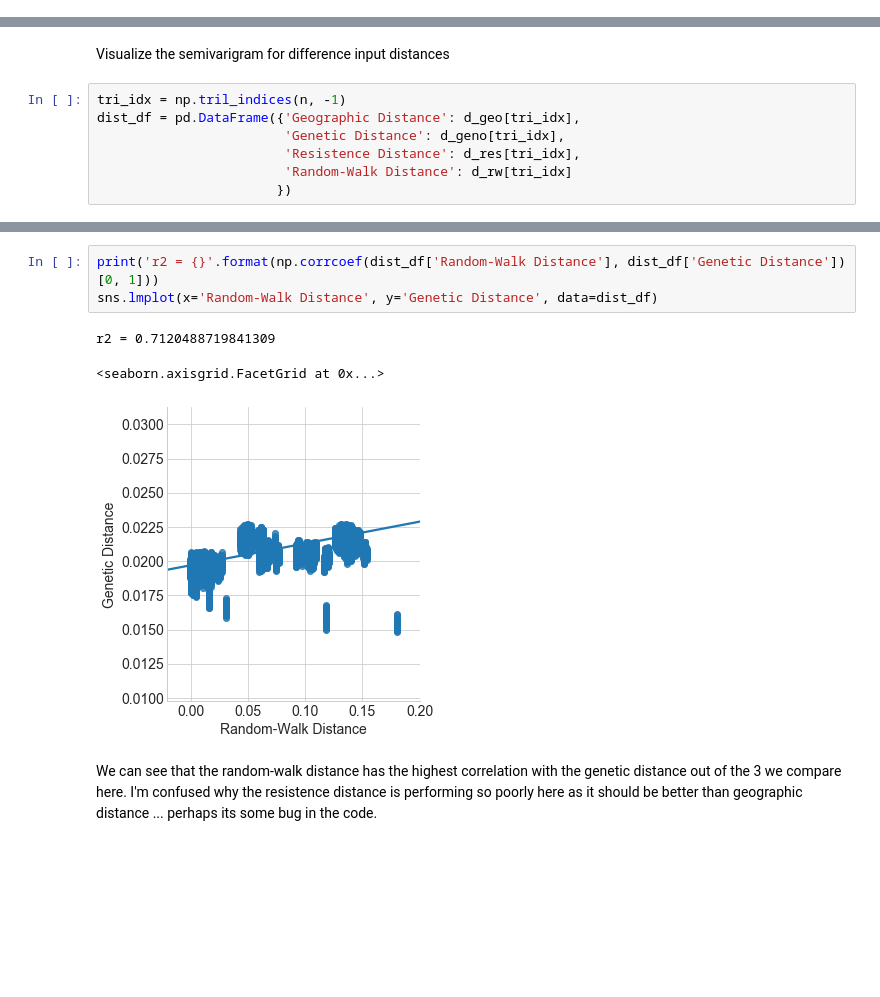
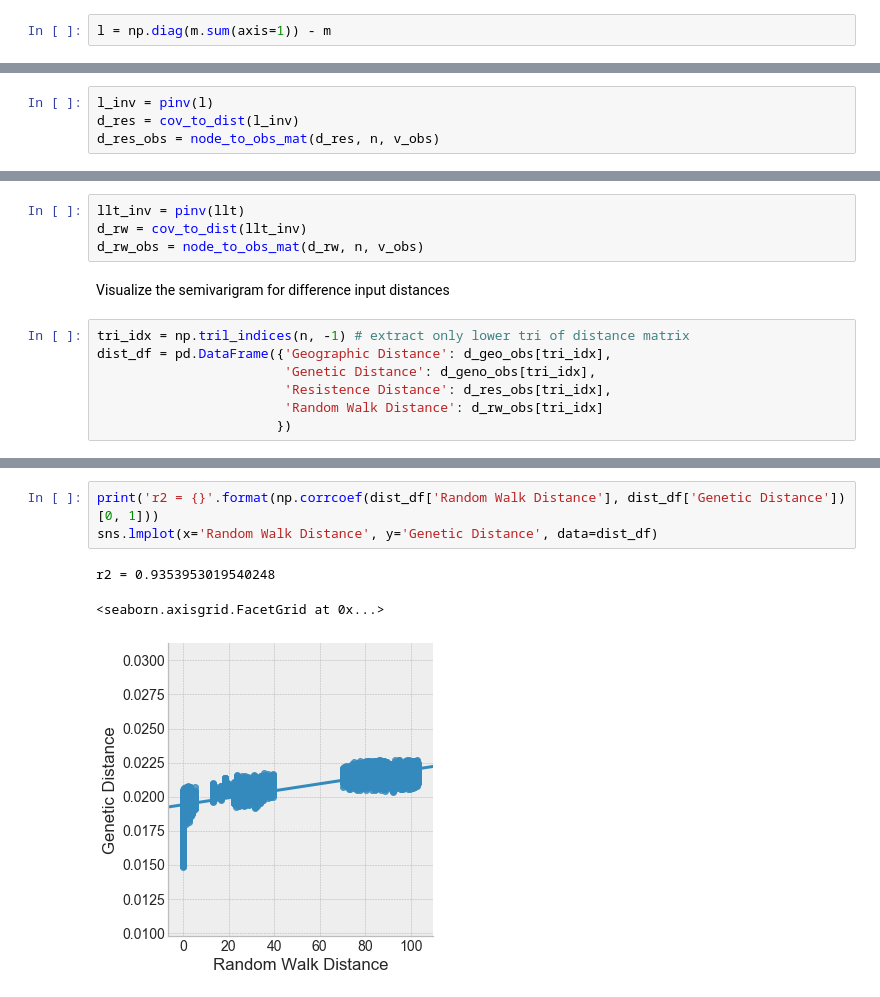
Before and after one commit to jhmarcus/spatial-random-walk, a Jupyter notebook: notebooks/isolation_by_srw.ipynb, the cells around one changed output, grey strips where cells are left out. Drawn from its saved outputs; the diff is of its cells as text; blank space fills up the shorter version.

```diff
--- a/notebooks/isolation_by_srw.ipynb
+++ b/notebooks/isolation_by_srw.ipynb
@@ -258,3 +266,5 @@ print(ones.shape)
+# %%
+l = np.diag(m.sum(axis=1)) - m
 # %% [markdown]
 We can see the graph laplacian is sparse as $\mathbf{M}$ is sparse. We can think of $\mathbf{L}$ here as a sparse presicion matrix.
 # %%
@@ -273,0 +278,4 @@ Compute the random-walk distance $\tilde{\mathbf{R}}$
+# %%
+l_inv = pinv(l)
+d_res = cov_to_dist(l_inv)
+d_res_obs = node_to_obs_mat(d_res, n, v_obs)
@@ -285,11 +291,15 @@ d_rw = ones.dot(lltinv_diag.T) + lltinv_diag.dot(ones.T) - (2. * lltinv)
+# %%
+llt_inv = pinv(llt)
+d_rw = cov_to_dist(llt_inv)
+d_rw_obs = node_to_obs_mat(d_rw, n, v_obs)
 # %% [markdown]
 Visualize the semivarigram for difference input distances
 # %%
-tri_idx = np.tril_indices(n, -1)
-dist_df = pd.DataFrame({'Geographic Distance': d_geo[tri_idx],
-                        'Genetic Distance': d_geno[tri_idx],
-                        'Resistence Distance': d_res[tri_idx],
-                        'Random-Walk Distance': d_rw[tri_idx]
+tri_idx = np.tril_indices(n, -1) # extract only lower tri of distance matrix
+dist_df = pd.DataFrame({'Geographic Distance': d_geo_obs[tri_idx],
+                        'Genetic Distance': d_geno_obs[tri_idx],
+                        'Resistence Distance': d_res_obs[tri_idx],
+                        'Random Walk Distance': d_rw_obs[tri_idx]
                        })
 # %%
 print('r2 = {}'.format(np.corrcoef(dist_df['Geographic Distance'], dist_df['Genetic Distance'])[0, 1]))
@@ -308,9 +318,7 @@ r2 = 0.09942934156350462
 # %%
-print('r2 = {}'.format(np.corrcoef(dist_df['Random-Walk Distance'], dist_df['Genetic Distance'])[0, 1]))
-sns.lmplot(x='Random-Walk Distance', y='Genetic Distance', data=dist_df)
+print('r2 = {}'.format(np.corrcoef(dist_df['Random Walk Distance'], dist_df['Genetic Distance'])[0, 1]))
+sns.lmplot(x='Random Walk Distance', y='Genetic Distance', data=dist_df)
 # %% [output]
-r2 = 0.7120488719841309
+r2 = 0.9353953019540248
 <seaborn.axisgrid.FacetGrid at 0x...>
-[figure, old version]
+[figure, new version]
-# %% [markdown]
-We can see that the random-walk distance has the highest correlation with the genetic distance out of the 3 we compare here. I'm confused why the resistence distance is performing so poorly here as it should be better than geographic distance ... perhaps its some bug in the code.
```
Also changed, not shown: parts of 36 cells of this notebook, 1 other file.
